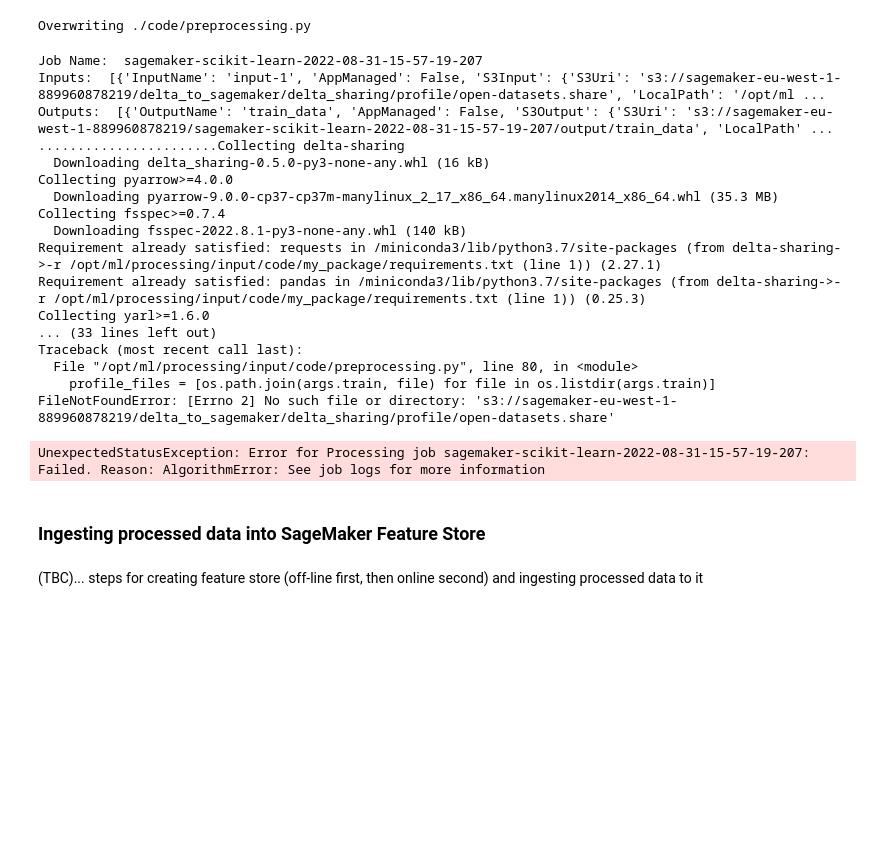
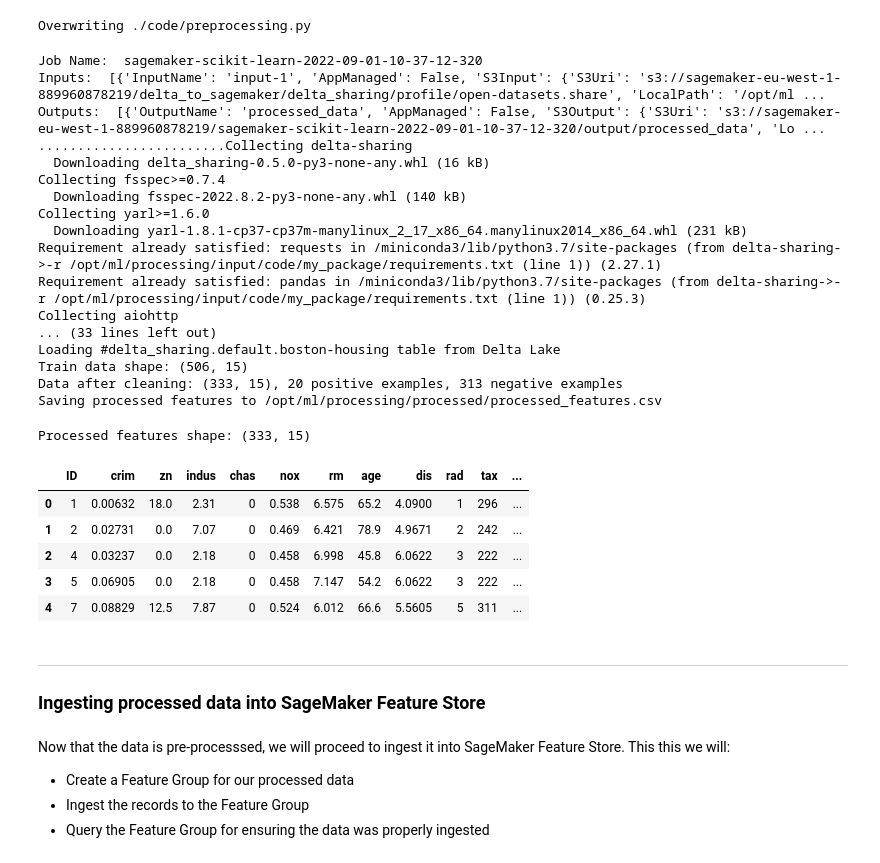
Before and after one commit to rodzanto/E2E-SageMaker-DeltaLake, a Jupyter notebook: notebooks/2_feature_pipeline.ipynb, the cells around one changed output. Saved outputs shown, nothing was run; the diff lists cells and outputs as text; code cells hidden in the pictures; blank space fills up the shorter version.

```diff
--- a/notebooks/2_feature_pipeline.ipynb
+++ b/notebooks/2_feature_pipeline.ipynb
@@ -28,18 +28,26 @@ import sagemaker
 from sagemaker import get_execution_role
 from sagemaker.sklearn.processing import SKLearnProcessor
 import pandas as pd
+import os
+from urllib.parse import urlparse
 
 # S3 bucket for saving processing job outputs
 sm_session = sagemaker.Session()
 bucket = sm_session.default_bucket()
 region = sm_session.boto_region_name
 
-sample_profile_file_url_s3 = f's3://{bucket}/delta_to_sagemaker/delta_sharing/profile/open-datasets.share'
+# Delta Sharing profile file location - Replace these with your own if you want to customize this example
+profile_file_url_s3 = f's3://{bucket}/delta_to_sagemaker/delta_sharing/profile/open-datasets.share'
+table = '#delta_sharing.default.boston-housing'
 
+profile_file_name = os.path.basename(urlparse(profile_file_url_s3).path)
 role = get_execution_role()
 # %%
 sklearn_processor = SKLearnProcessor(
-    framework_version="0.20.0", role=role, instance_type="ml.m5.xlarge", instance_count=1
+    framework_version="0.20.0",
+    role=role,
+    instance_type="ml.m5.xlarge",
+    instance_count=1
 )
 # %%
 %%writefile ./code/preprocessing.py
@@ -204,48 +144,57 @@ from sagemaker.processing import ProcessingInput, ProcessingOutput
 sklearn_processor.run(
     code="./code/preprocessing.py",
     inputs=[
-        ProcessingInput(source=sample_profile_file_url_s3, destination='/opt/ml/processing/profile/'),
+        ProcessingInput(source=profile_file_url_s3, destination='/opt/ml/processing/profile/'),
         ProcessingInput(source='code/', destination="/opt/ml/processing/input/code/my_package/")
     ],
     outputs=[
-        ProcessingOutput(output_name="train_data", source="/opt/ml/processing/train"),
-        ProcessingOutput(output_name="test_data", source="/opt/ml/processing/test"),
+        ProcessingOutput(output_name="processed_data", source="/opt/ml/processing/processed"),
     ],
-    arguments=["--train-test-split-ratio", "0.2", "--train", sample_profile_file_url_s3],
+    arguments=['--profile-file', '/opt/ml/processing/profile/', '--table', table],
 )
 # %% [output]
-Job Name:  sagemaker-scikit-learn-2022-08-31-15-57-19-207
+Job Name:  sagemaker-scikit-learn-2022-09-01-10-37-12-320
 Inputs:  [{'InputName': 'input-1', 'AppManaged': False, 'S3Input': {'S3Uri': 's3://sagemaker-eu-west-1-889960878219/delta_to_sagemaker/delta_sharing/profile/open-datasets.share', 'LocalPath': '/opt/ml ...
-Outputs:  [{'OutputName': 'train_data', 'AppManaged': False, 'S3Output': {'S3Uri': 's3://sagemaker-eu-west-1-889960878219/sagemaker-scikit-learn-2022-08-31-15-57-19-207/output/train_data', 'LocalPath' ...
-.......................Collecting delta-sharing
+Outputs:  [{'OutputName': 'processed_data', 'AppManaged': False, 'S3Output': {'S3Uri': 's3://sagemaker-eu-west-1-889960878219/sagemaker-scikit-learn-2022-09-01-10-37-12-320/output/processed_data', 'Lo ...
+........................Collecting delta-sharing
   Downloading delta_sharing-0.5.0-py3-none-any.whl (16 kB)
-Collecting pyarrow>=4.0.0
-  Downloading pyarrow-9.0.0-cp37-cp37m-manylinux_2_17_x86_64.manylinux2014_x86_64.whl (35.3 MB)
 Collecting fsspec>=0.7.4
-  Downloading fsspec-2022.8.1-py3-none-any.whl (140 kB)
+  Downloading fsspec-2022.8.2-py3-none-any.whl (140 kB)
+Collecting yarl>=1.6.0
+  Downloading yarl-1.8.1-cp37-cp37m-manylinux_2_17_x86_64.manylinux2014_x86_64.whl (231 kB)
 Requirement already satisfied: requests in /miniconda3/lib/python3.7/site-packages (from delta-sharing->-r /opt/ml/processing/input/code/my_package/requirements.txt (line 1)) (2.27.1)
 Requirement already satisfied: pandas in /miniconda3/lib/python3.7/site-packages (from delta-sharing->-r /opt/ml/processing/input/code/my_package/requirements.txt (line 1)) (0.25.3)
-Collecting yarl>=1.6.0
+Collecting aiohttp
 ... (33 lines left out)
-Traceback (most recent call last):
-  File "/opt/ml/processing/input/code/preprocessing.py", line 80, in <module>
-    profile_files = [os.path.join(args.train, file) for file in os.listdir(args.train)]
-FileNotFoundError: [Errno 2] No such file or directory: 's3://sagemaker-eu-west-1-889960878219/delta_to_sagemaker/delta_sharing/profile/open-datasets.share'
+Loading #delta_sharing.default.boston-housing table from Delta Lake
+Train data shape: (506, 15)
+Data after cleaning: (333, 15), 20 positive examples, 313 negative examples
+Saving processed features to /opt/ml/processing/processed/processed_features.csv
-UnexpectedStatusException: Error for Processing job sagemaker-scikit-learn-2022-08-31-15-57-19-207: Failed. Reason: AlgorithmError: See job logs for more information
 # %%
-preprocessing_job_description = sklearn_processor.jobs[-1].describe()
+processing_job_description = sklearn_processor.jobs[-1].describe()
 
-output_config = preprocessing_job_description["ProcessingOutputConfig"]
+output_config = processing_job_description["ProcessingOutputConfig"]
 for output in output_config["Outputs"]:
-    if output["OutputName"] == "train_data":
-        preprocessed_training_data = output["S3Output"]["S3Uri"]
-    if output["OutputName"] == "test_data":
-        preprocessed_test_data = output["S3Output"]["S3Uri"]
+    if output["OutputName"] == "processed_data":
+        processed_data = output["S3Output"]["S3Uri"]
 # %%
-training_features = pd.read_csv(preprocessed_training_data + "/train_features.csv", nrows=10)
-print("Training features shape: {}".format(training_features.shape))
-training_features.head(n=10)
+processed_features = pd.read_csv(processed_data + "/processed_features.csv")
+print("Processed features shape: {}".format(processed_features.shape))
+processed_features.head()
+# %% [output]
+Processed features shape: (333, 15)
+|  | ID | crim | zn | indus | chas | nox | rm | age | dis | rad | tax | ... |
+| 0 | 1 | 0.00632 | 18.0 | 2.31 | 0 | 0.538 | 6.575 | 65.2 | 4.0900 | 1 | 296 | ... |
+| 1 | 2 | 0.02731 | 0.0 | 7.07 | 0 | 0.469 | 6.421 | 78.9 | 4.9671 | 2 | 242 | ... |
+| 2 | 4 | 0.03237 | 0.0 | 2.18 | 0 | 0.458 | 6.998 | 45.8 | 6.0622 | 3 | 222 | ... |
+| 3 | 5 | 0.06905 | 0.0 | 2.18 | 0 | 0.458 | 7.147 | 54.2 | 6.0622 | 3 | 222 | ... |
+| 4 | 7 | 0.08829 | 12.5 | 7.87 | 0 | 0.524 | 6.012 | 66.6 | 5.5605 | 5 | 311 | ... |
 # %% [markdown]
+----
+
 ### Ingesting processed data into SageMaker Feature Store
 # %% [markdown]
-(TBC)... steps for creating feature store (off-line first, then online second) and ingesting processed data to it
+Now that the data is pre-processsed, we will proceed to ingest it into SageMaker Feature Store. This this we will:
+* Create a Feature Group for our processed data
+* Ingest the records to the Feature Group
+* Query the Feature Group for ensuring the data was properly ingested
```
Also changed, not shown: parts of 17 cells of this notebook, 3 other files.
